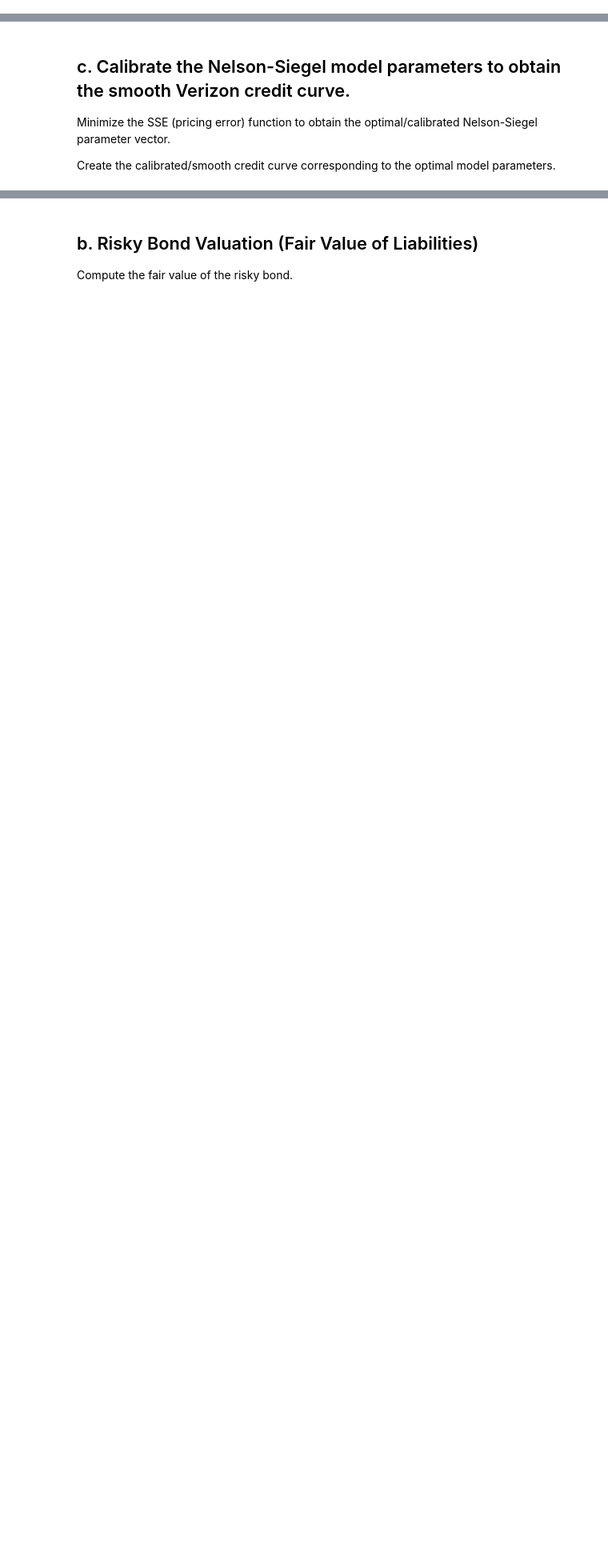
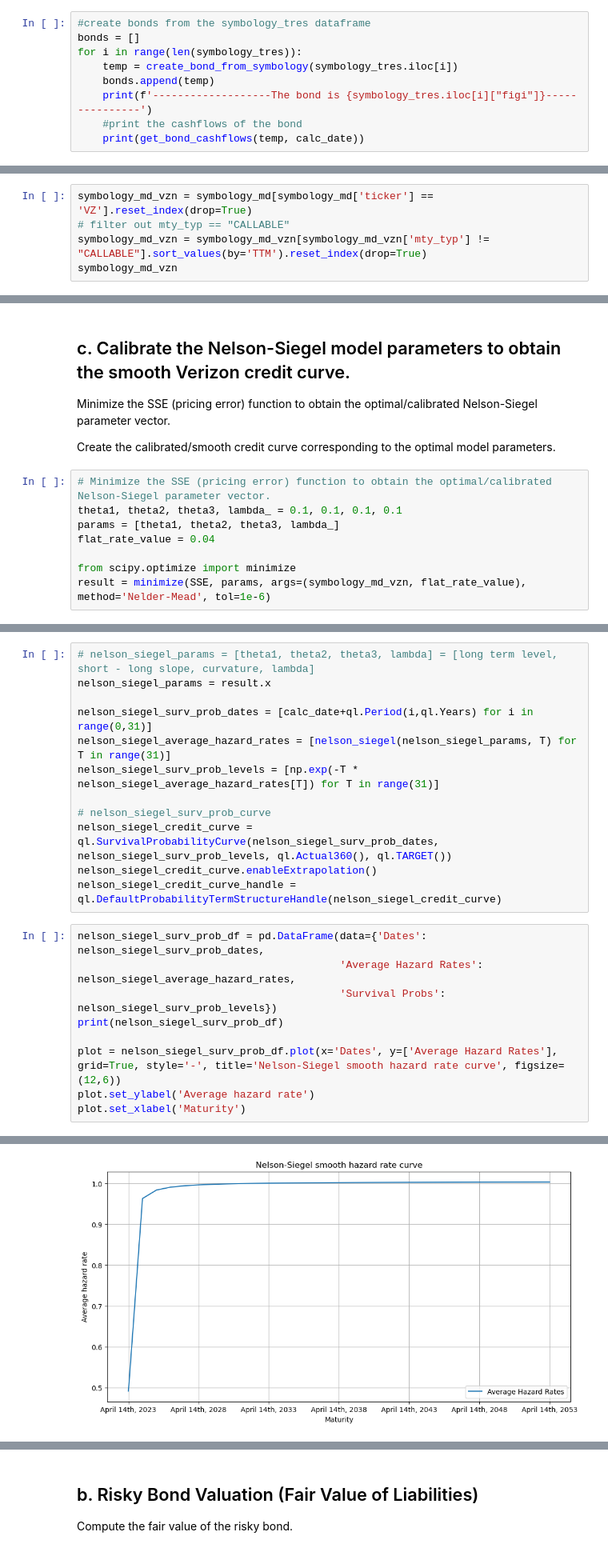
Before and after one commit to alanwake47/FINM-35700-Credit-Markets, a Jupyter notebook: week4/hw4/Homework 4_aman.ipynb, the cells around one changed output, grey strips where cells are left out. Shown: that part at 80% size. Cells and saved outputs as stored; diff of their text form; blank space fills up the shorter version.

```diff
--- a/week4/hw4/Homework 4_aman.ipynb
+++ b/week4/hw4/Homework 4_aman.ipynb
@@ -398,0 +412,9 @@ List the bond cashflows using the get_bond_cashflows() function.
+# %%
+#create bonds from the symbology_tres dataframe
+bonds = []
+for i in range(len(symbology_tres)):
+    temp = create_bond_from_symbology(symbology_tres.iloc[i])
+    bonds.append(temp)
+    print(f'-------------------The bond is {symbology_tres.iloc[i]["figi"]}---------------')
+    #print the cashflows of the bond
+    print(get_bond_cashflows(temp, calc_date))
@@ -473,3 +713,8 @@ Reprice the risky bonds on the scenario RiskyBondEngine (using the bumped recove
 Load the symbology + market data dataframes for all Verizon fixed rate bonds (ticker = 'VZ').
 
 Calibrate the "on-the-run" US Treasury curve, which will be used as discount factor curve.
+# %%
+symbology_md_vzn = symbology_md[symbology_md['ticker'] == 'VZ'].reset_index(drop=True)
+# filter out mty_typ == "CALLABLE"
+symbology_md_vzn = symbology_md_vzn[symbology_md_vzn['mty_typ'] != "CALLABLE"].sort_values(by='TTM').reset_index(drop=True)
+symbology_md_vzn
@@ -487,3 +825,11 @@ Use 1/Duration as SSE weights. You can ignore the liquidity adjuster for the pur
 Minimize the SSE (pricing error) function to obtain the optimal/calibrated Nelson-Siegel parameter vector.
 
 Create the calibrated/smooth credit curve corresponding to the optimal model parameters.
+# %%
+# Minimize the SSE (pricing error) function to obtain the optimal/calibrated Nelson-Siegel parameter vector.
+theta1, theta2, theta3, lambda_ = 0.1, 0.1, 0.1, 0.1
+params = [theta1, theta2, theta3, lambda_]
+flat_rate_value = 0.04
+
+from scipy.optimize import minimize
+result = minimize(SSE, params, args=(symbology_md_vzn, flat_rate_value), method='Nelder-Mead', tol=1e-6)
@@ -489,0 +848,22 @@ Create the calibrated/smooth credit curve corresponding to the optimal model par
+# %%
+# nelson_siegel_params = [theta1, theta2, theta3, lambda] = [long term level, short - long slope, curvature, lambda]
+nelson_siegel_params = result.x
+
+nelson_siegel_surv_prob_dates = [calc_date+ql.Period(i,ql.Years) for i in range(0,31)]
+nelson_siegel_average_hazard_rates = [nelson_siegel(nelson_siegel_params, T) for T in range(31)]
+nelson_siegel_surv_prob_levels = [np.exp(-T * nelson_siegel_average_hazard_rates[T]) for T in range(31)]
+
+# nelson_siegel_surv_prob_curve
+nelson_siegel_credit_curve = ql.SurvivalProbabilityCurve(nelson_siegel_surv_prob_dates, nelson_siegel_surv_prob_levels, ql.Actual360(), ql.TARGET())
+nelson_siegel_credit_curve.enableExtrapolation()
+nelson_siegel_credit_curve_handle = ql.DefaultProbabilityTermStructureHandle(nelson_siegel_credit_curve)
+# %%
+nelson_siegel_surv_prob_df = pd.DataFrame(data={'Dates': nelson_siegel_surv_prob_dates,
+                                          'Average Hazard Rates': nelson_siegel_average_hazard_rates,
+                                          'Survival Probs': nelson_siegel_surv_prob_levels})
+print(nelson_siegel_surv_prob_df)
+
+plot = nelson_siegel_surv_prob_df.plot(x='Dates', y=['Average Hazard Rates'], grid=True, style='-', title='Nelson-Siegel smooth hazard rate curve', figsize=(12,6))
+plot.set_ylabel('Average hazard rate')
+plot.set_xlabel('Maturity')
+# %% [output]
@@ -490,3 +888,4 @@ Create the calibrated/smooth credit curve corresponding to the optimal model par
+[figure, added]
 # %% [markdown]
 ## d. Compute smooth model prices, yields and "edges"
 
```
Also changed, not shown: parts of 49 cells of this notebook, 2 other files.
